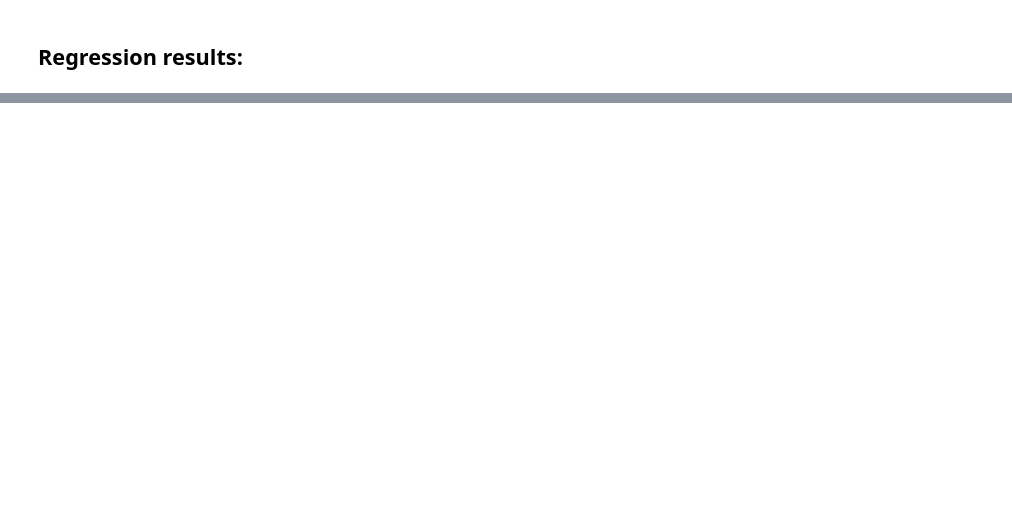
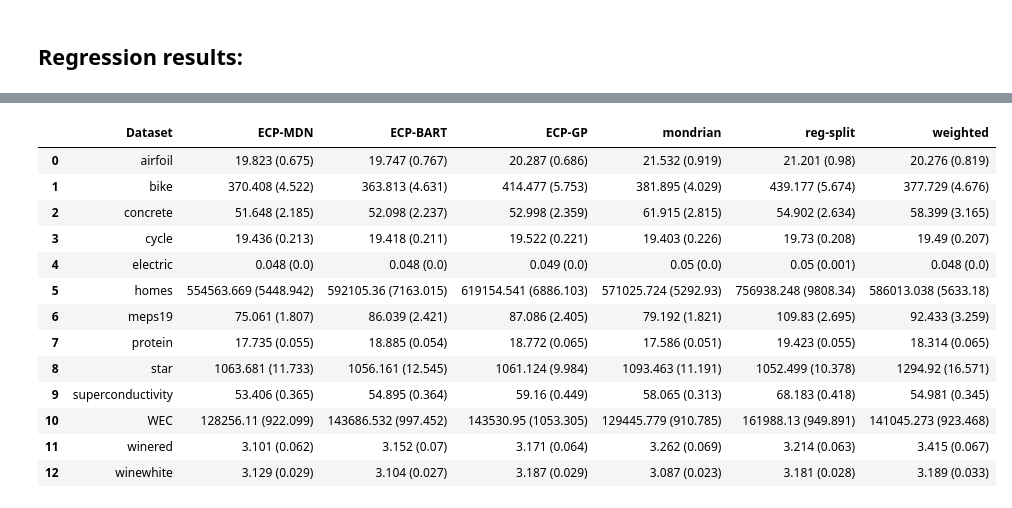
Before and after one commit to Monoxido45/EPICSCORE, a Jupyter notebook: Figures_and_tables/all_results.ipynb, the cells around one changed output, grey strips where cells are left out. Cells and saved outputs as stored; diff of their text form; code cells hidden in the pictures; blank space fills up the shorter version.

Commit message:
updating results and modifying some code to guarantee anonimization

```diff
--- a/Figures_and_tables/all_results.ipynb
+++ b/Figures_and_tables/all_results.ipynb
@@ -189,0 +226,18 @@ winewhite & 0.073 (0.012) & 0.067 (0.012) & 0.131 (0.016) & 0.147 (0.011) & 0.14
+# %%
+output_aisl = pd.read_pickle(folder_path + "/reg_result_aisl.pkl")
+output_aisl
+# %% [output]
+|  | Dataset | ECP-MDN | ECP-BART | ECP-GP | mondrian | reg-split | weighted |
+| 0 | airfoil | 19.823 (0.675) | 19.747 (0.767) | 20.287 (0.686) | 21.532 (0.919) | 21.201 (0.98) | 20.276 (0.819) |
+| 1 | bike | 370.408 (4.522) | 363.813 (4.631) | 414.477 (5.753) | 381.895 (4.029) | 439.177 (5.674) | 377.729 (4.676) |
+| 2 | concrete | 51.648 (2.185) | 52.098 (2.237) | 52.998 (2.359) | 61.915 (2.815) | 54.902 (2.634) | 58.399 (3.165) |
+| 3 | cycle | 19.436 (0.213) | 19.418 (0.211) | 19.522 (0.221) | 19.403 (0.226) | 19.73 (0.208) | 19.49 (0.207) |
+| 4 | electric | 0.048 (0.0) | 0.048 (0.0) | 0.049 (0.0) | 0.05 (0.0) | 0.05 (0.001) | 0.048 (0.0) |
+| 5 | homes | 554563.669 (5448.942) | 592105.36 (7163.015) | 619154.541 (6886.103) | 571025.724 (5292.93) | 756938.248 (9808.34) | 586013.038 (5633.18) |
+| 6 | meps19 | 75.061 (1.807) | 86.039 (2.421) | 87.086 (2.405) | 79.192 (1.821) | 109.83 (2.695) | 92.433 (3.259) |
+| 7 | protein | 17.735 (0.055) | 18.885 (0.054) | 18.772 (0.065) | 17.586 (0.051) | 19.423 (0.055) | 18.314 (0.065) |
+| 8 | star | 1063.681 (11.733) | 1056.161 (12.545) | 1061.124 (9.984) | 1093.463 (11.191) | 1052.499 (10.378) | 1294.92 (16.571) |
+| 9 | superconductivity | 53.406 (0.365) | 54.895 (0.364) | 59.16 (0.449) | 58.065 (0.313) | 68.183 (0.418) | 54.981 (0.345) |
+| 10 | WEC | 128256.11 (922.099) | 143686.532 (997.452) | 143530.95 (1053.305) | 129445.779 (910.785) | 161988.13 (949.891) | 141045.273 (923.468) |
+| 11 | winered | 3.101 (0.062) | 3.152 (0.07) | 3.171 (0.064) | 3.262 (0.069) | 3.214 (0.063) | 3.415 (0.067) |
+| 12 | winewhite | 3.129 (0.029) | 3.104 (0.027) | 3.187 (0.029) | 3.087 (0.023) | 3.181 (0.028) | 3.189 (0.033) |
```
Also changed, not shown: parts of 16 cells of this notebook, 12 other files.
